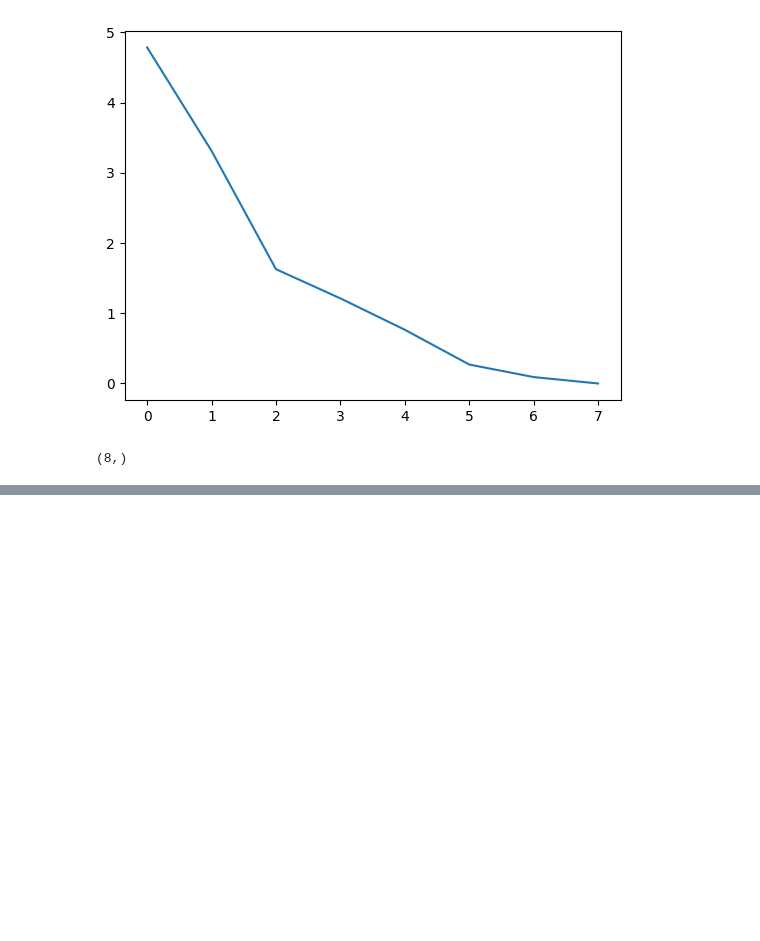
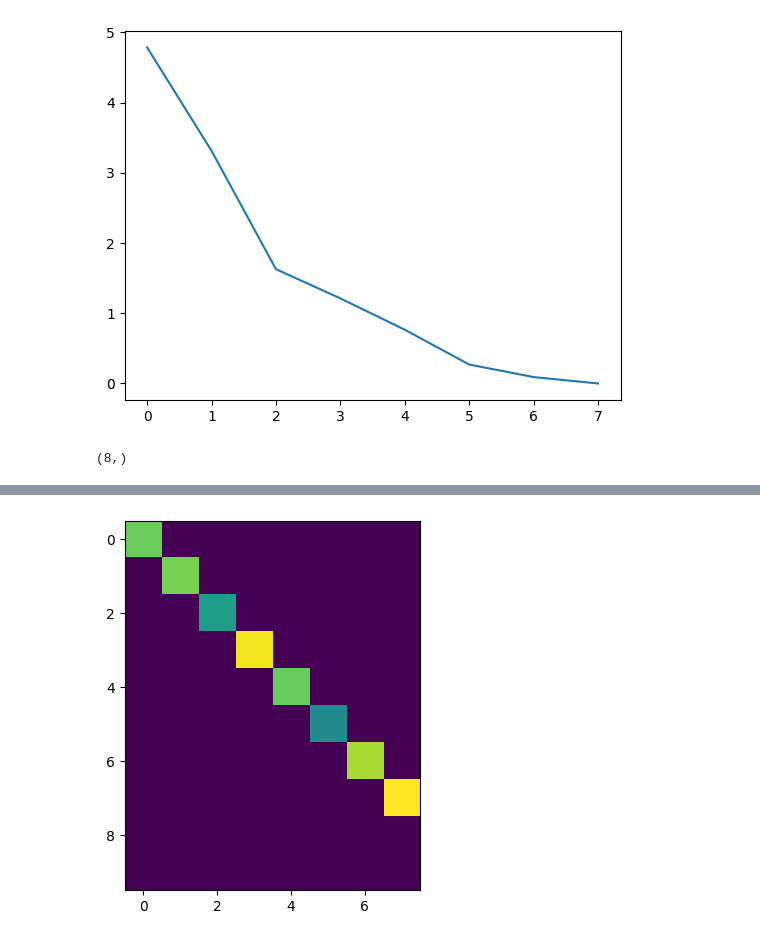
Before and after one commit to jlindbloom/jlinops, a Jupyter notebook: docs/source/notebooks/gsvd_from_svd.ipynb, the cells around one changed output, grey strips where cells are left out. Saved outputs shown, nothing was run; the diff lists cells and outputs as text; code cells hidden in the pictures; blank space fills up the shorter version.

```diff
--- a/docs/source/notebooks/gsvd_from_svd.ipynb
+++ b/docs/source/notebooks/gsvd_from_svd.ipynb
@@ -292,0 +338,6 @@ S.shape
+# %%
+m = 10
+n = 8
+s = np.zeros((m,n))
+d = np.abs(np.random.normal(size=n)) + 1.0
+np.fill_diagonal(s, d)
@@ -292,0 +348,5 @@ S.shape
+# %%
+plt.imshow(s)
+plt.show()
+# %% [output]
+[figure, added]
```
Also changed, not shown: parts of 13 cells of this notebook, 2 other files.
